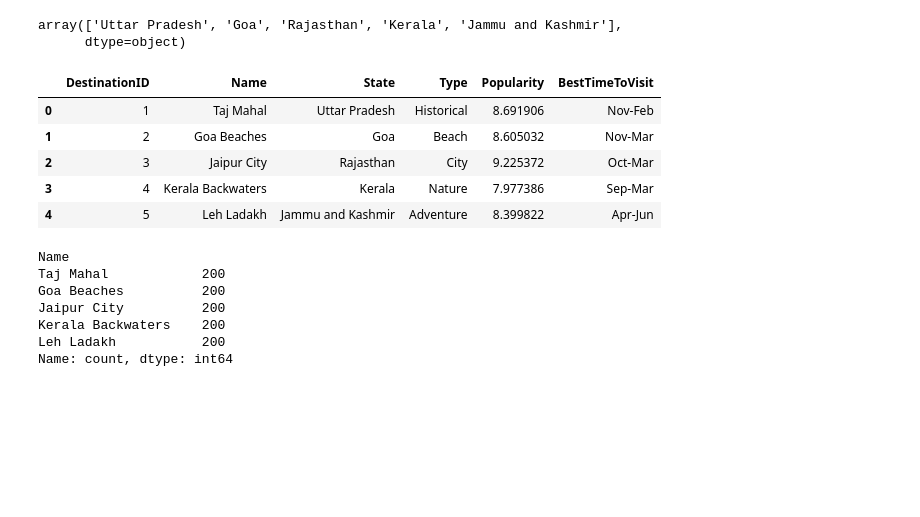
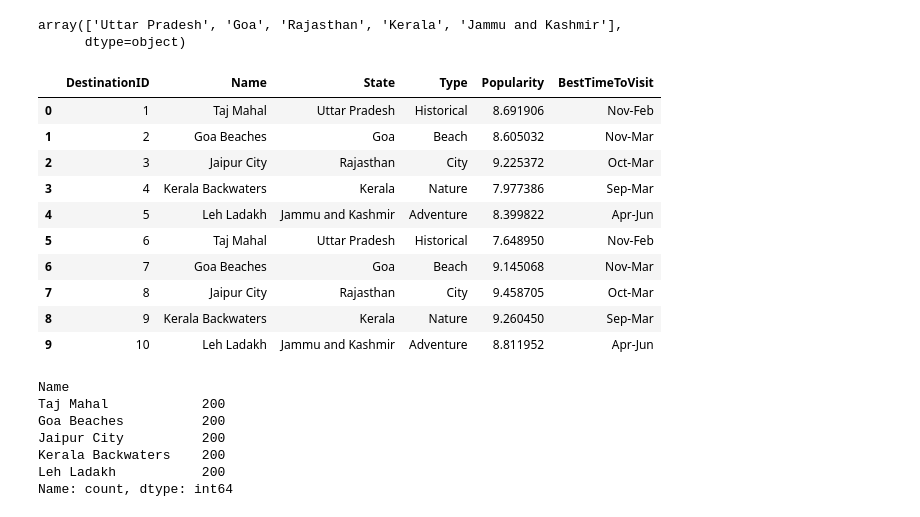
Before and after one commit to ErfanJoodi/EDA-on-Travel-dataset, a Jupyter notebook: EDA.ipynb, the cells around one changed output. Cells and saved outputs as stored; diff of their text form; code cells hidden in the pictures; blank space fills up the shorter version.

```diff
--- a/EDA.ipynb
+++ b/EDA.ipynb
@@ -188,14 +188,19 @@ destinations['State'].unique()
 array(['Uttar Pradesh', 'Goa', 'Rajasthan', 'Kerala', 'Jammu and Kashmir'],
       dtype=object)
 # %%
-destinations.iloc[: 5]
+destinations.iloc[: 10]
 # %% [output]
 |  | DestinationID | Name | State | Type | Popularity | BestTimeToVisit |
 | 0 | 1 | Taj Mahal | Uttar Pradesh | Historical | 8.691906 | Nov-Feb |
 | 1 | 2 | Goa Beaches | Goa | Beach | 8.605032 | Nov-Mar |
 | 2 | 3 | Jaipur City | Rajasthan | City | 9.225372 | Oct-Mar |
 | 3 | 4 | Kerala Backwaters | Kerala | Nature | 7.977386 | Sep-Mar |
 | 4 | 5 | Leh Ladakh | Jammu and Kashmir | Adventure | 8.399822 | Apr-Jun |
+| 5 | 6 | Taj Mahal | Uttar Pradesh | Historical | 7.648950 | Nov-Feb |
+| 6 | 7 | Goa Beaches | Goa | Beach | 9.145068 | Nov-Mar |
+| 7 | 8 | Jaipur City | Rajasthan | City | 9.458705 | Oct-Mar |
+| 8 | 9 | Kerala Backwaters | Kerala | Nature | 9.260450 | Sep-Mar |
+| 9 | 10 | Leh Ladakh | Jammu and Kashmir | Adventure | 8.811952 | Apr-Jun |
 # %%
 destinations['Name'].value_counts()
 # %% [output]
```
Also changed, not shown: parts of 10 cells of this notebook, 2 other files.
